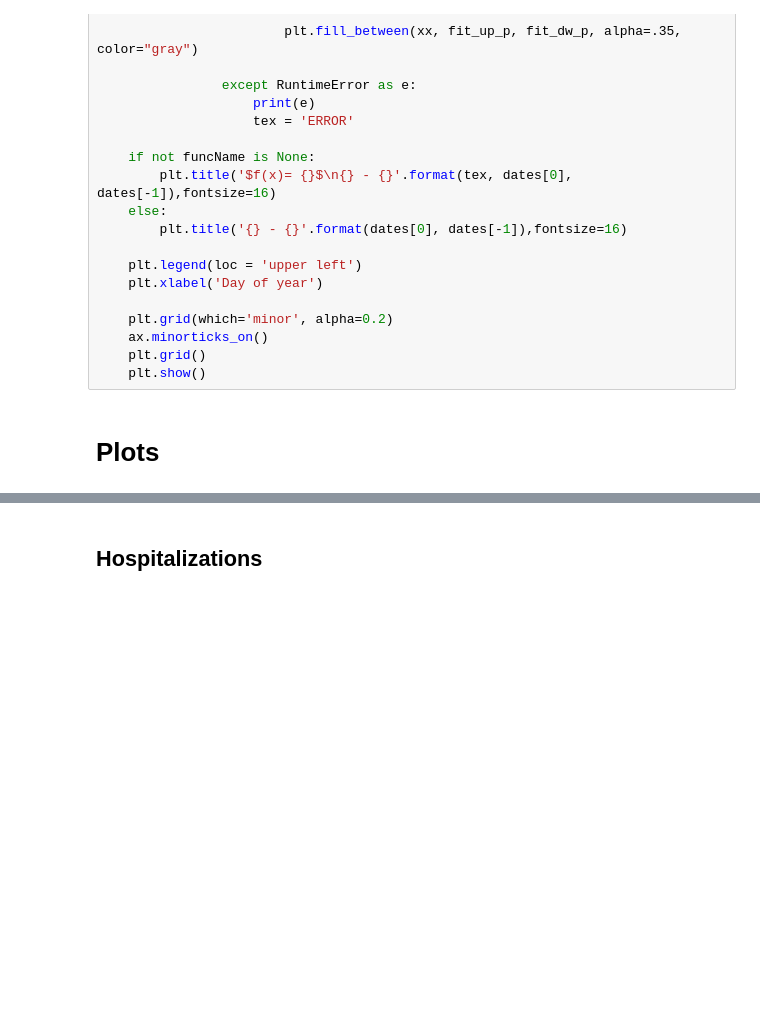
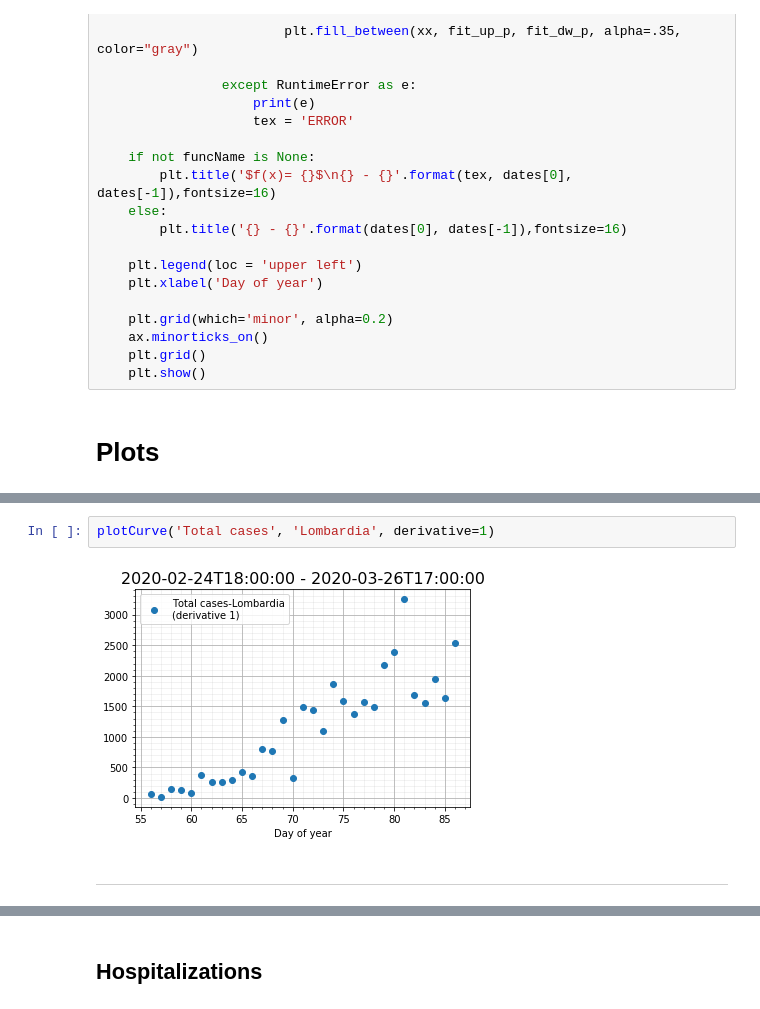
Before and after one commit to trianam/covidFit, a Jupyter notebook: fit.ipynb, the cells around one changed output, grey strips where cells are left out. Saved outputs shown, nothing was run; the diff lists cells and outputs as text; blank space fills up the shorter version.

```diff
--- a/fit.ipynb
+++ b/fit.ipynb
@@ -121,0 +129,6 @@ def plotCurve(keys, zones=defaultZone, funcName=None, plotError=True, derivative
+# %%
+plotCurve('Total cases', 'Lombardia', derivative=1)
+# %% [output]
+[figure, added]
+# %% [markdown]
+---
```
Also changed, not shown: parts of 14 cells of this notebook.
